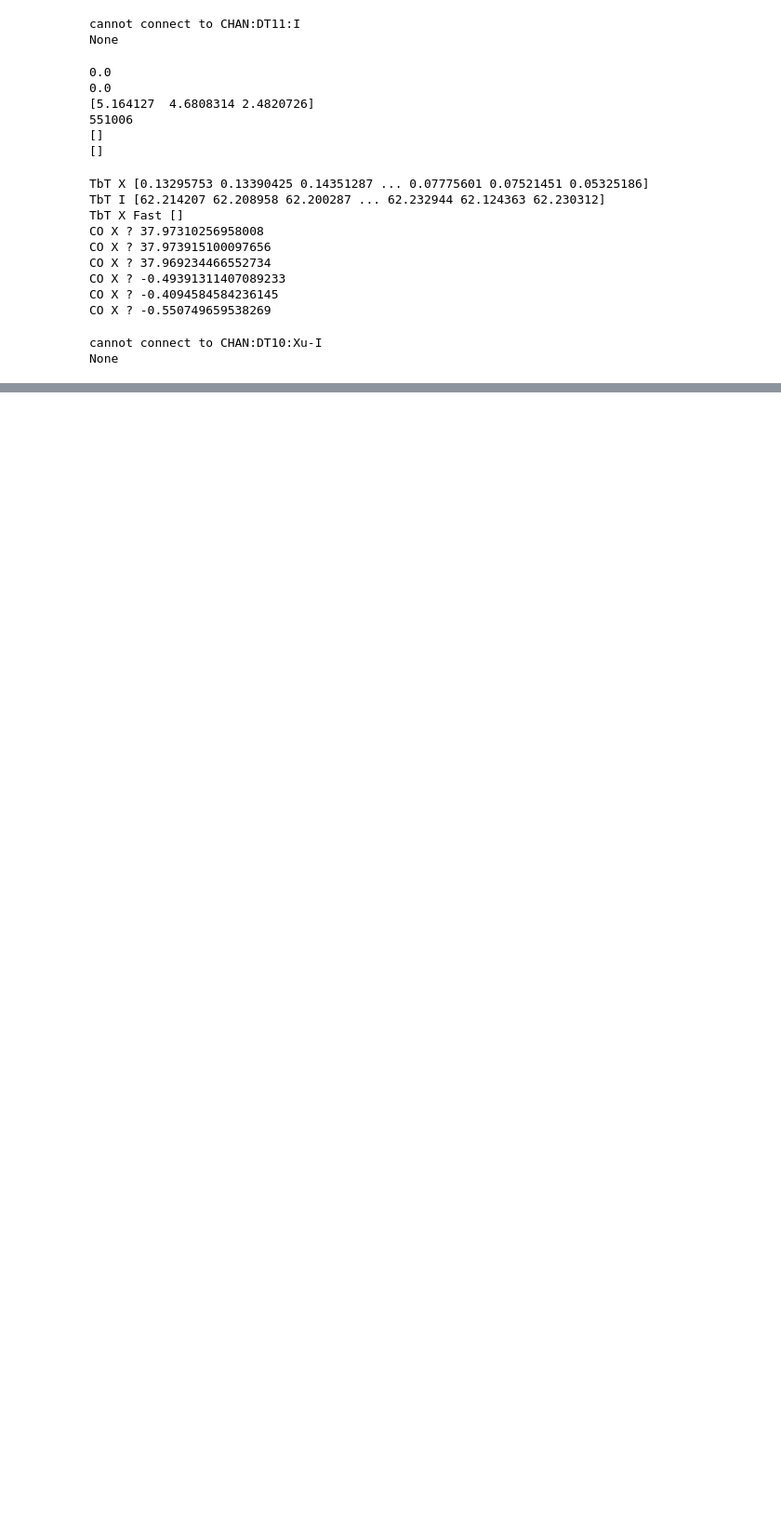
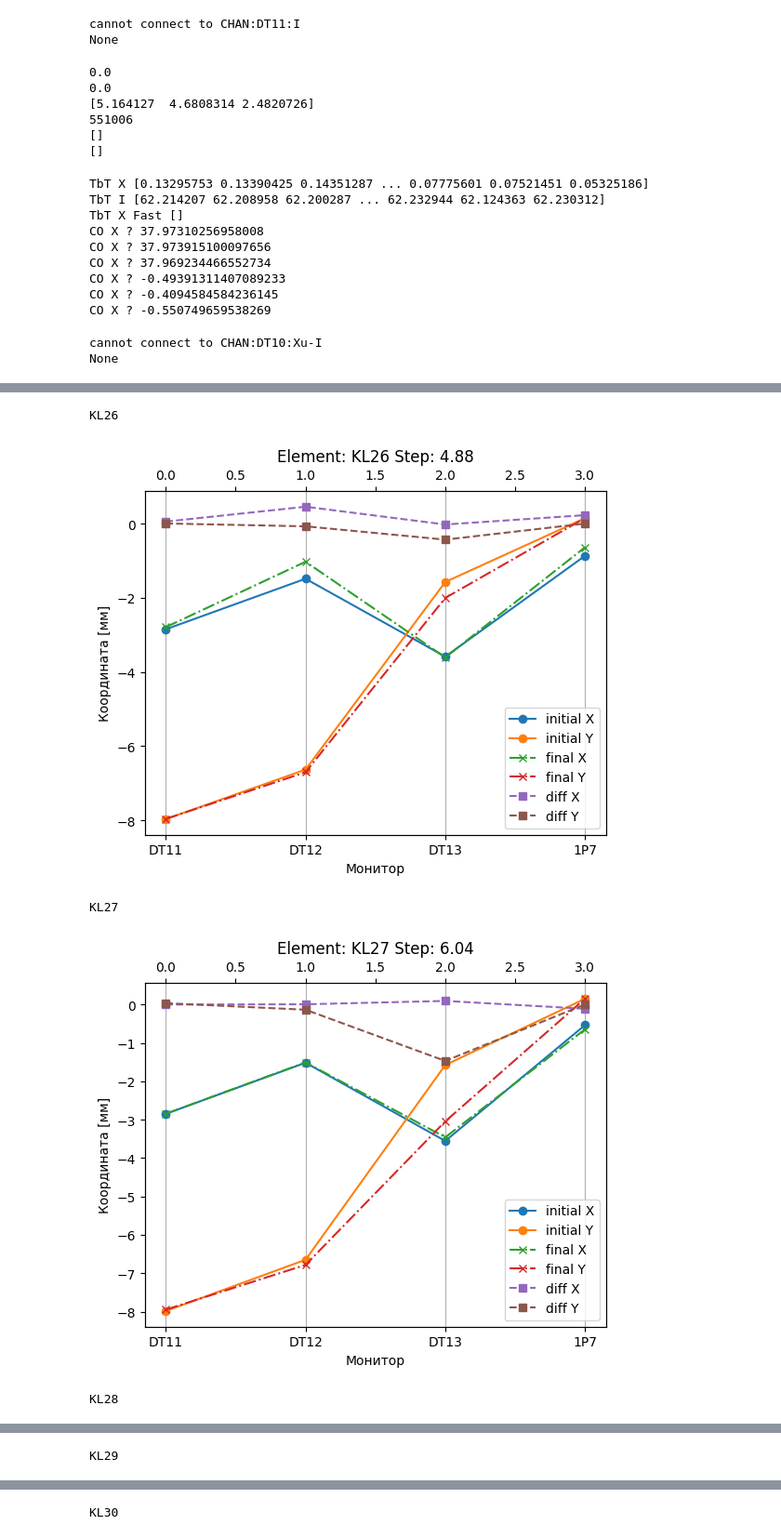
Before and after one commit to Rasimilian/K500-Beamline, a Jupyter notebook: optics.ipynb, the cells around one changed output, grey strips where cells are left out. Shown at 93% size. Drawn from its saved outputs; the diff is of its cells as text; code cells hidden in the pictures; blank space fills up the shorter version.

Commit message:
Added analysis of responses measured on 14 Feb

```diff
--- a/optics.ipynb
+++ b/optics.ipynb
@@ -89,5 +155,5 @@ None
 # %%
-with open("D://PycharmProjects//K500-Beamline//log//2024_02_13_10_11_46_passing.json", "r") as f:
+with open("D://PycharmProjects//K500-Beamline//log//2024_02_14_14_49_42_passing_l21_again.json", "r") as f:
     data = json.load(f)
 
 # current_limit = 30
@@ -263,0 +186,3 @@ plt.show()
+# %%
+import glob
+file_list = glob.glob("D://PycharmProjects//K500-Beamline//log//2024_02_14/*")
@@ -263,0 +235,64 @@ plt.show()
+# %%
+resps = {}
+for file in file_list:
+    with open(file, "r") as f:
+        data = json.load(f)
+
+    elem = file.split(".")[0].split("_")[-1].upper()
+    if elem not in start:
+        continue
+
+    data["1P7"]["i"].insert(0, data["1P7"]["i"][0])
+    data["1P7"]["i"] = [data["1P7"]["i"][i+1] - data["1P7"]["i"][i] if (data["1P7"]["i"][i+1] - data["1P7"]["i"][i]) > 0 else 0 for i in range(len(data["1P7"]["i"])-1)]
+    init_orb_x = []
+    init_orb_y = []
+    final_orb_x = []
+    final_orb_y = []
+    for bpm in data:
+        if elem in skip:
+            print("skipping turns")
+            x = deepcopy(data[bpm]["x"][:(start[elem])])
+            y = deepcopy(data[bpm]["y"][:(start[elem])])
+            for ind in skip[elem]:
+                val = data[bpm]["x"][:(start[elem])][ind]
+                x.remove(val)
+                val = data[bpm]["y"][:(start[elem])][ind]
+                y.remove(val)
+            mean = np.mean(x)
+            init_orb_x.append(mean)
+            mean = np.mean(y)
+            init_orb_y.append(mean)
+            mean = np.mean(data[bpm]["x"][(start[elem]):])
+            final_orb_x.append(mean)
+            mean = np.mean(data[bpm]["y"][(start[elem]):])
+            final_orb_y.append(mean)
+
+        else:
+            mean = np.mean(data[bpm]["x"][:(start[elem])])
+            init_orb_x.append(mean)
+            mean = np.mean(data[bpm]["y"][:(start[elem])])
+            init_orb_y.append(mean)
+            mean = np.mean(data[bpm]["x"][(start[elem]):])
+            final_orb_x.append(mean)
+            mean = np.mean(data[bpm]["y"][(start[elem]):])
+            final_orb_y.append(mean)
+
+    resps[elem] = {"init_x": init_orb_x,
+                  "init_y": init_orb_y,
+                  "final_x": final_orb_x,
+                  "final_y": final_orb_y,
+                  "resp_x": [i - j for i, j in zip(final_orb_x, init_orb_x)],
+                  "resp_y": [i - j for i, j in zip(final_orb_y, init_orb_y)]}
+
+    print(elem)
+    bpm_list = list(data.keys())
+    plot_responses(resps[elem], bpm_list, elem, step[elem], save=True)
+
+# with open("D://PycharmProjects//K500-Beamline//log//pictures/2024_02_14//responses.json", "w") as f:
+#     json.dump(resps, f, indent=2)
+# %% [output]
+KL26
+[figure, added]
+KL27
+[figure, added]
+KL28
@@ -263,0 +300 @@ plt.show()
+KL29
@@ -263,0 +302 @@ plt.show()
+KL30
```
Also changed, not shown: parts of 19 cells of this notebook.
